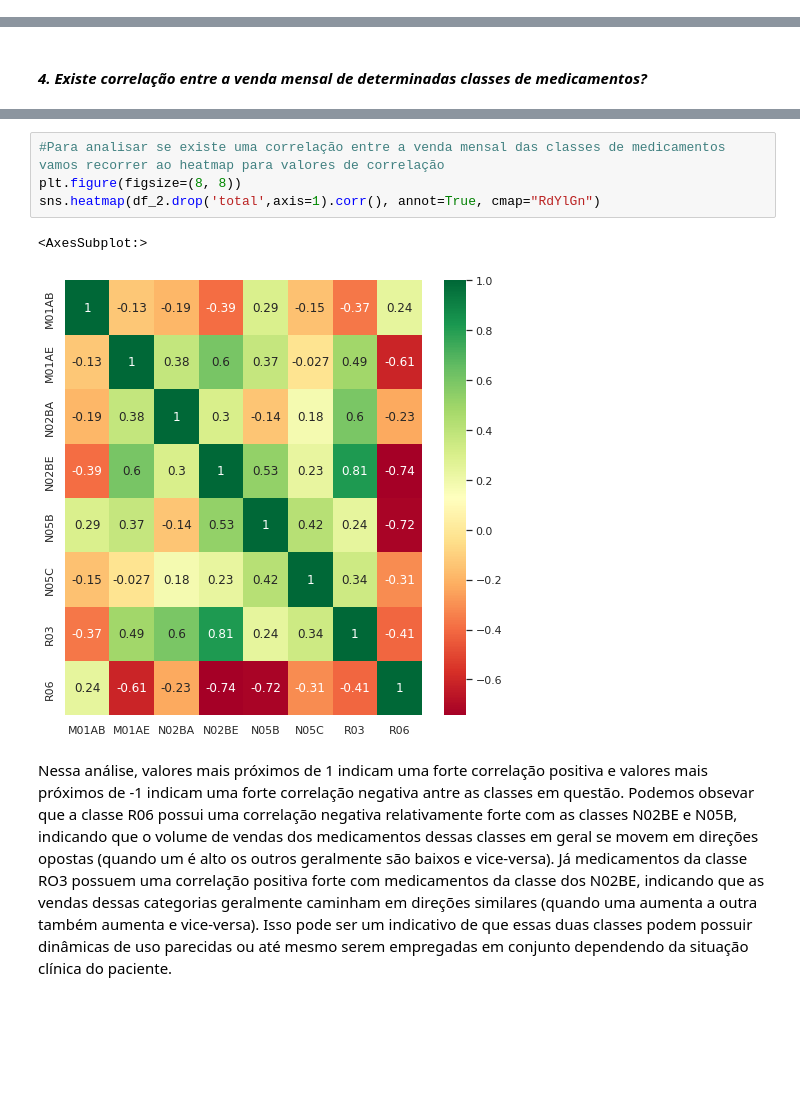
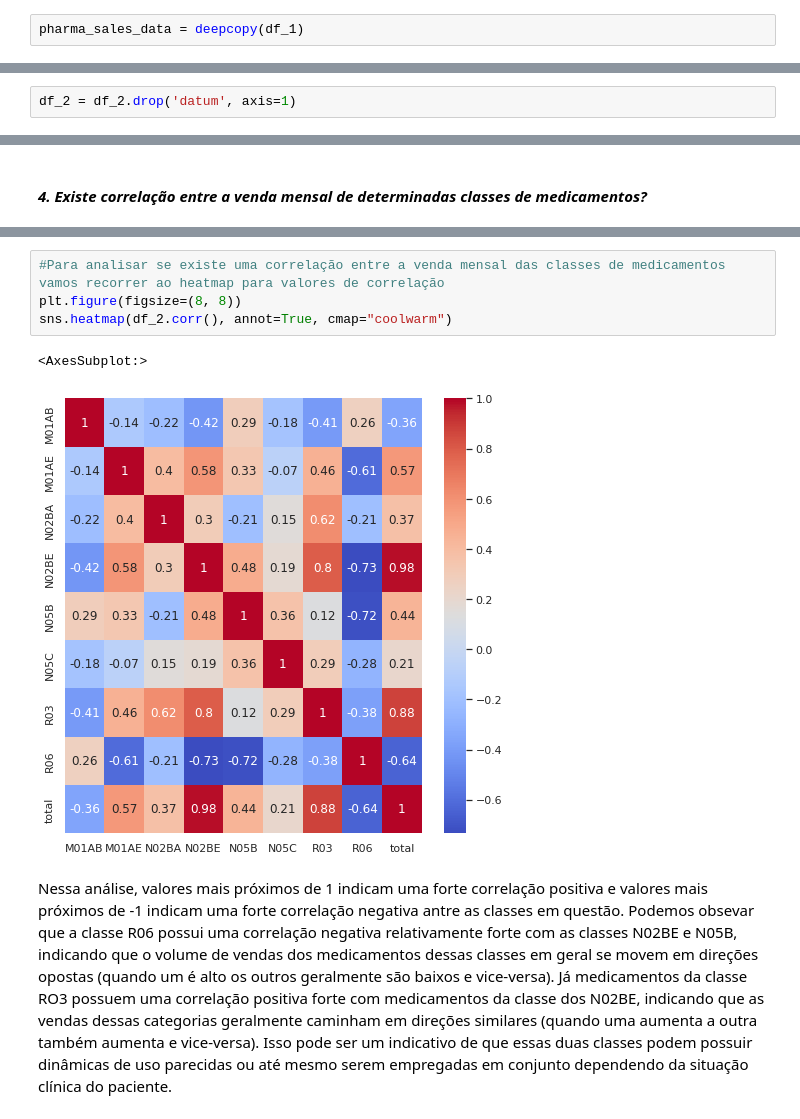
Before and after one commit to ailafelixa/EDA-Pharmaceutical-Sales, a Jupyter notebook: pharma-sales-analysis.ipynb, the cells around one changed output, grey strips where cells are left out. Saved outputs shown, nothing was run; the diff lists cells and outputs as text; blank space fills up the shorter version.

```diff
--- a/pharma-sales-analysis.ipynb
+++ b/pharma-sales-analysis.ipynb
@@ -233,6 +233,8 @@ df_1.tail()
 | 69 | 2019-10-31 | 44.37 | 37.3 | 20.65 | 295.15 | 86.0 | 7.0 | 37.0 | 11.13 |
 | 70 | 2019-11-30 | 154.635 | 114.84 | 117.225 | 865.8245 | 250.3 | 18.0 | 160.0 | 74.1 |
 | 71 | 2019-12-31 | 154.635 | 114.84 | 117.225 | 865.8245 | 250.3 | 18.0 | 160.0 | 74.1 |
+# %%
+pharma_sales_data = deepcopy(df_1)
 # %% [markdown]
 ### 1. Quais classes de medicamentos apresentaram aumento ou diminuição de demanda entre 2014 e 2019? ##
 # %%
@@ -399,3 +418,5 @@ df_2y
+# %%
+df_2 = df_2.drop('datum', axis=1)
 # %%
 #Vamos verificar como a média de vendas se comporta ao longo dos meses, independentemente do produto
 df_2a = df_2.sum(axis=1)
@@ -640,10 +654,10 @@ Para a classe de medicamento menos vendida ao longo dos meses, não houve uma mu
 # %%
 #Para analisar se existe uma correlação entre a venda mensal das classes de medicamentos vamos recorrer ao heatmap para valores de correlação
 plt.figure(figsize=(8, 8))
-sns.heatmap(df_2.drop('total',axis=1).corr(), annot=True, cmap="RdYlGn")
+sns.heatmap(df_2.corr(), annot=True, cmap="coolwarm")
 # %% [output]
 <AxesSubplot:>
-[figure, old version]
+[figure, new version]
 # %% [markdown]
 Nessa análise, valores mais próximos de 1 indicam uma forte correlação positiva e valores mais próximos de -1 indicam uma forte correlação negativa antre as classes em questão. Podemos obsevar que a classe R06 possui uma correlação negativa relativamente forte com as classes N02BE e N05B, indicando que o volume de vendas dos medicamentos dessas classes em geral se movem em direções opostas (quando um é alto os outros geralmente são baixos e vice-versa). Já medicamentos da classe RO3 possuem uma correlação positiva forte com medicamentos da classe dos N02BE, indicando que as vendas dessas categorias geralmente caminham em direções similares (quando uma aumenta a outra também aumenta e vice-versa). Isso pode ser um indicativo de que essas duas classes podem possuir dinâmicas de uso parecidas ou até mesmo serem empregadas em conjunto dependendo da situação clínica do paciente.
 # %% [markdown]
```
Also changed, not shown: parts of 24 cells of this notebook.
